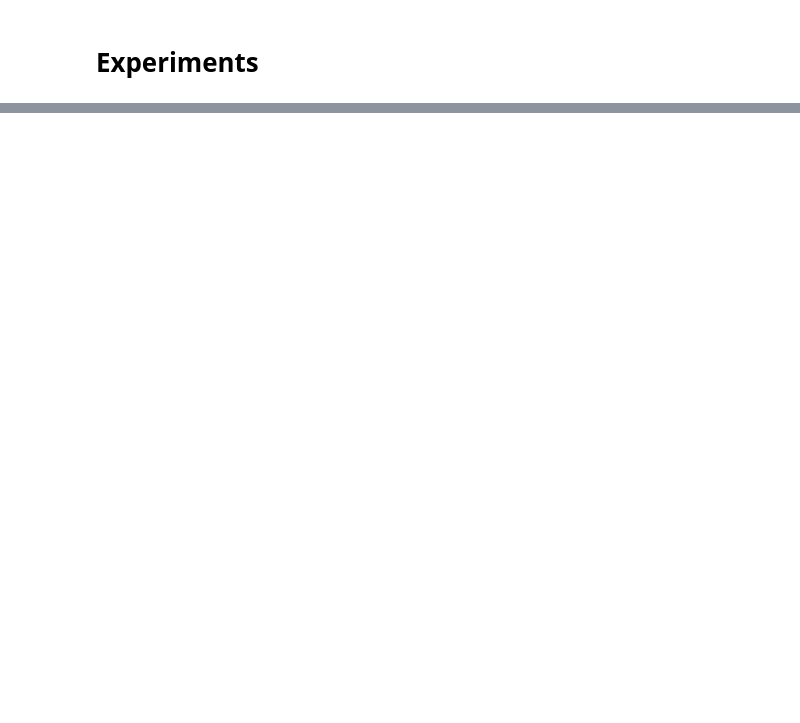
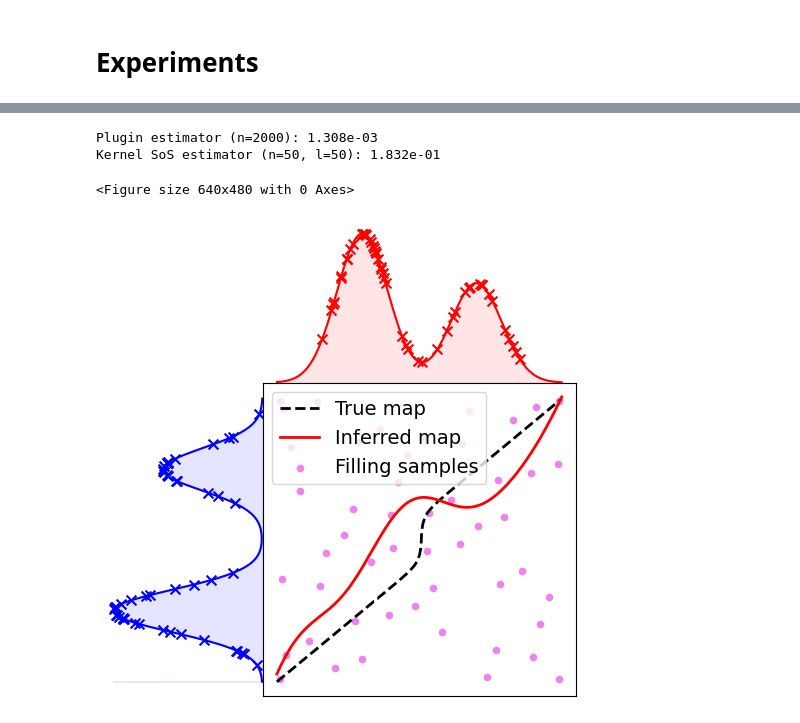
Before and after one commit to ilyeshammouda/Optimal-Transport-Project-3A-ENSAE, a Jupyter notebook: Complete notebook.ipynb, the cells around one changed output, grey strips where cells are left out. Drawn from its saved outputs; the diff is of its cells as text; code cells hidden in the pictures; blank space fills up the shorter version.

```diff
--- a/Complete notebook.ipynb
+++ b/Complete notebook.ipynb
@@ -466,5 +461,7 @@ ValueError: shape mismatch: value array of shape (24,3) could not be broadcast t
 # %%
-gamma, c, t, res_time, res_norm = SSN(data, lbda_1, lbda_2, True)
+gamma, c, t, res_time, res_norm = SSN(data, alph_1 = 1e-6, alph_2 =1, beta_0 = 0.5, beta_1 = 1.2 ,
+                                       beta_2 = 5, theta_upper = 50,theta_lower = 1e-16, reg1 = lbda_1,
+                                       reg2 = lbda_2, EG_rate = 0.0003, nIter = 2000, verbose = True)
 # %% [output]
 -------------- SSNEG ---------------
 iter |  cost  |  residue  |  time
@@ -471,0 +488,72 @@ ValueError: shape mismatch: value array of shape (1000000,0) could not be broadc
+# %%
+### Compute OT from samples
+x = np.linspace(0., 1., n)
+
+M_ot = ((x[:, None] - x)**2) / 2
+P, log = ot.emd(mu / mu.sum(), nu / nu.sum(), M_ot, log = True)
+sampled_ot = (P * M_ot).sum()
+# %%
+print(f"Plugin estimator (n={n}): {sampled_ot:.3e}\nKernel SoS estimator (n={nsamples}, l={nfill}): {kernel_sos_ot:.3e}")
+# %% [output]
+Plugin estimator (n=2000): 1.308e-03
+Kernel SoS estimator (n=50, l=50): 1.832e-01
+# %%
+import matplotlib.gridspec as gridspec
+
+plt.clf()
+
+fig = plt.figure(figsize=(5, 5))
+
+gs = gridspec.GridSpec(3, 3, wspace=0.0, hspace=0.0)
+
+xp, yp = np.where(P > 0)
+
+na, nb = P.shape
+
+xa = np.arange(na)
+xb = np.arange(nb)
+
+Txa = np.argmax(P, 1)
+
+
+ax1 = plt.subplot(gs[0, 1:])
+ax1.plot(xa, mu,  'r', label='Source distribution')
+ax1.fill_between(xa, mu, color = 'red', alpha=.1)
+plt.ylim(ymin=0)
+plt.tick_params(axis='both', which='both', bottom=False, top=False, labelbottom=False, right=False, left=False, labelleft=False)
+ax1.axis('off')
+
+ax2 = plt.subplot(gs[1:, 0])
+ax2.plot((nu), xb, 'b', label='Target distribution')
+ax2.fill_between((nu)[:], xb[:], color = 'blue', interpolate=True, alpha = .1)
+ax2.set_xlim(xmin=0)
+ax2.invert_xaxis()
+
+ax2.axis('off')
+
+
+ax3 = plt.subplot(gs[1:, 1:], sharex=ax1, sharey=ax2)
+ax3.tick_params(axis='both', which='both', bottom=False, top=False, labelbottom=False, right=False, left=False, labelleft=False)
+
+ax3.plot(xa, Txa , linewidth = 2, color = 'black', ls ='--', label='True map')
+
+x = np.linspace(0, 1, len(xa))
+TX = transport_1D(x, gamma, X, X_fill, lbda_2, kernel=kernel, l=l)
+
+ax3.plot(xa, TX * na, color = 'r', lw =2, label = 'Inferred map')
+
+ax1.scatter(X * na, mu[(n * X).astype(int)], label = 'mu samples', marker = 'x', color = 'r', s=50)
+ax2.scatter( nu[np.minimum((n * Y).astype(int), n-1)], Y * na,
+            label = 'nu samples', marker = 'x', color = 'b', s = 50)
+
+
+ax3.scatter(sob[:, 0] * na, sob[:, 1] * na, color = 'violet', s =20, label = 'Filling samples')
+
+
+plt.tight_layout()
+plt.legend(fontsize = 14)
+
+plt.show()
+# %% [output]
+<Figure size 640x480 with 0 Axes>
+[figure, added]
```
Also changed, not shown: parts of 17 cells of this notebook.
